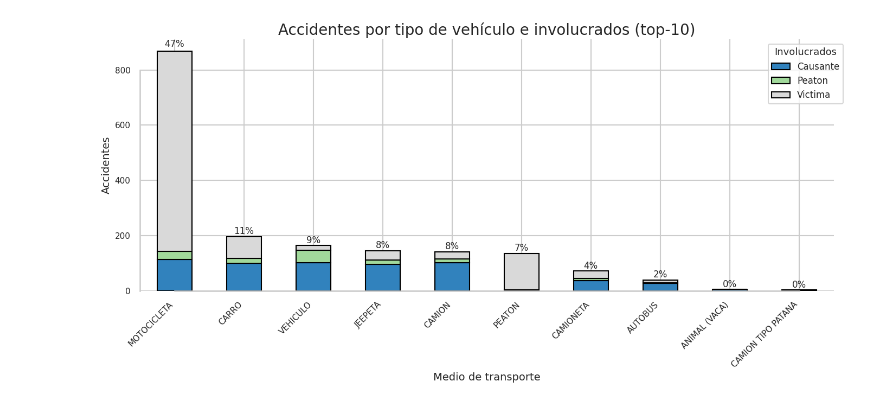
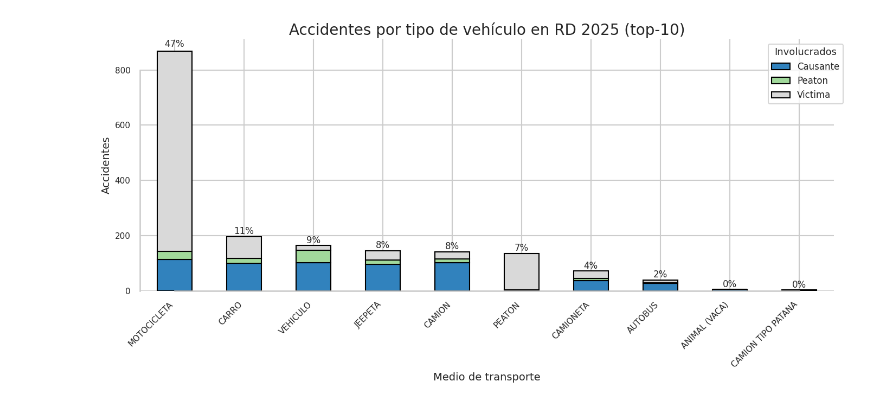
Before and after one commit to Edison0019/x-research, a Jupyter notebook: src/accidentes_rd_2025/analysis.ipynb, the cells around one changed output. Drawn from its saved outputs; the diff is of its cells as text; code cells hidden in the pictures.

```diff
--- a/src/accidentes_rd_2025/analysis.ipynb
+++ b/src/accidentes_rd_2025/analysis.ipynb
@@ -128,32 +128,32 @@ ax = wide.plot(
     figsize=(14, 7),
     colormap='tab20c',
     edgecolor='black'
 )
 plt.ylabel('Accidentes')
 plt.xlabel('Medio de transporte')
-plt.title('Accidentes por tipo de vehículo e involucrados (top‑10)', fontdict={'size':20})
+plt.title('Accidentes por tipo de vehículo en RD 2025 (top‑10)', fontdict={'size':20})
 plt.xticks(rotation=45, ha='right')
 plt.legend(title='Involucrados',
            bbox_to_anchor=(1.02, 1),
            loc='best',
            frameon=True)
 
 # mapping from vehicle type to its total‑% value
 totals_map = (
     df_plot[['Tipo de vehiculo','Total Por Tipo de Vehiculo %']]
     .drop_duplicates()
     .set_index('Tipo de vehiculo')['Total Por Tipo de Vehiculo %']
     .to_dict()
 )
 
 # annotate the top of each bar with the percentage
 for i, veh in enumerate(order):
     perc = totals_map.get(veh, 0)
     height = wide.loc[veh].sum()
     ax.text(i, height + height * 0.01, f"{perc:.0%}",
             ha='center', va='bottom')
 
 sns.despine(trim=True)
 plt.tight_layout()
 # %% [output]
-[figure, old version]
+[figure, new version]
```
